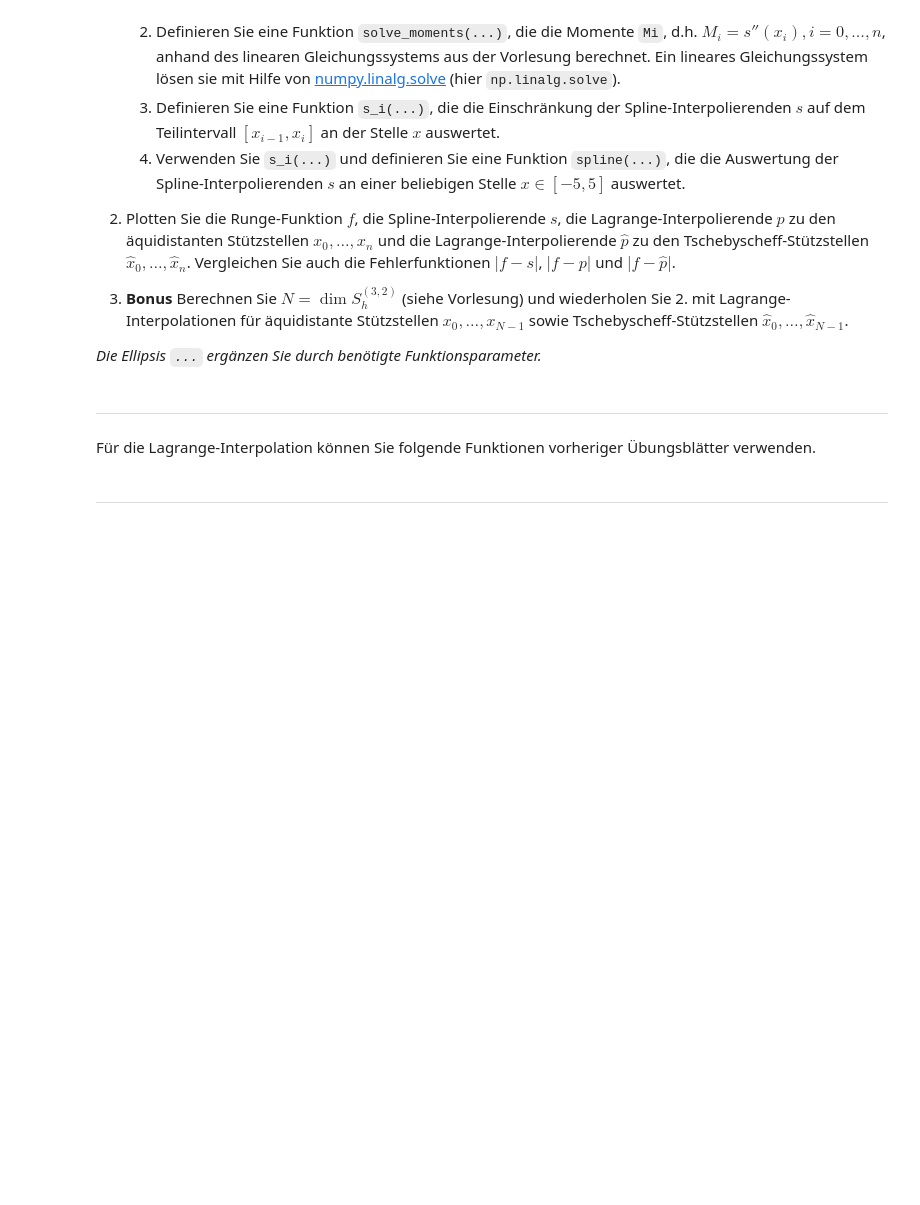
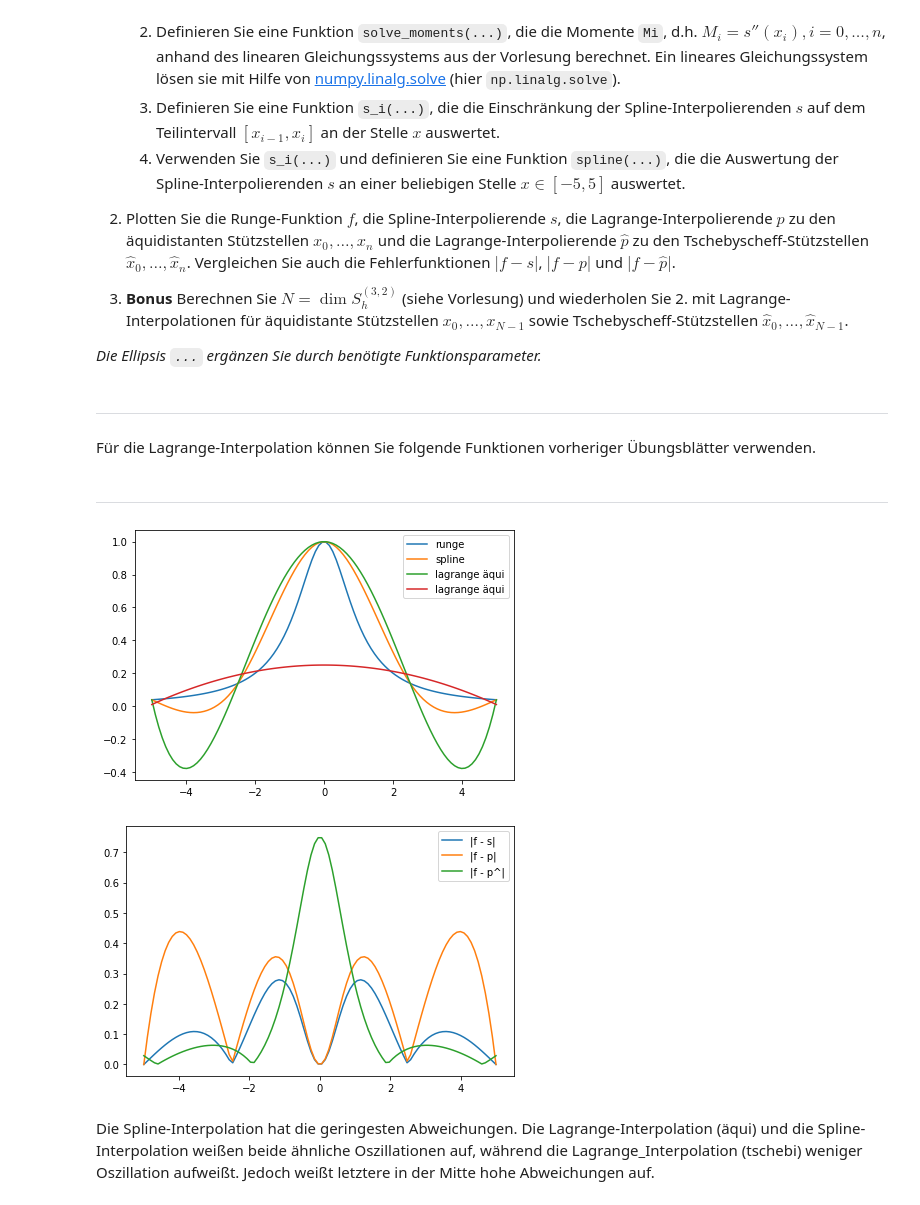
Before and after one commit to d-jakob/num0_pex, a Jupyter notebook: num0_ex06_DanielSchiller_ThomasBlankenburg_DennisJakob.ipynb, the cells around one changed output. Drawn from its saved outputs; the diff is of its cells as text; code cells hidden in the pictures; blank space fills up the shorter version.

```diff
--- a/num0_ex06_DanielSchiller_ThomasBlankenburg_DennisJakob.ipynb
+++ b/num0_ex06_DanielSchiller_ThomasBlankenburg_DennisJakob.ipynb
@@ -80,0 +108,63 @@ def make_cheb_xi(a,b,n):
+# %%
+def s_i(x, i, xi, fi, hi, mi):
+    a0 = fi[i]
+    a1 = ((fi[i] - fi[i-1]) / hi[i-1]) + (hi[i-1] * (2. * mi[i] + mi[i-1]) / 6.)
+    a2 = mi[i] / 2.
+    a3 = (mi[i] - mi[i-1]) / (6. * hi[i-1])
+    return a0 + a1 * (x - xi[i]) + a2 * (x - xi[i])**2 + a3 * (x - xi[i])**3
+# %%
+def spline(x, xi, fi):
+    foundI = False
+    i = 1
+    while foundI == False:
+        if (x >= xi[i - 1]) & (x <= xi[i]):
+            foundI = True
+        else:
+            i += 1
+    hi = get_hi(xi)
+    mi = solve_moments(hi, fi)
+    return s_i(x, i, xi, fi, hi, mi)
+# %%
+x_lin = np.linspace(a, b, 100)
+
+plt.figure()
+
+# runge
+plt.plot(x_lin, runge_func(x_lin), label = 'runge')
+
+# split
+y_spline = np.zeros(x_lin.size)
+for i in range(y_spline.size):
+    y_spline[i] = spline(x_lin[i], xi, fi)
+plt.plot(x_lin, y_spline, label = 'spline')
+
+# lagrange äqui
+plt.plot(x_lin, pLagr(xi, fi, x_lin), label = 'lagrange äqui')
+
+# Lagrange tschebi
+xi_tscheb = make_cheb_xi(a, b, n)
+plt.plot(x_lin, pLagr(xi_tscheb, runge_func(xi_tscheb), x_lin), label = 'lagrange äqui')
+
+plt.legend(loc = 'best')
+plt.tight_layout()
+
+
+
+plt.figure()
+
+# |f - s|:
+plt.plot(x_lin, np.abs(runge_func(x_lin) - y_spline), label = '|f - s|')
+
+# |f - p|:
+plt.plot(x_lin, np.abs(runge_func(x_lin) - pLagr(xi, fi, x_lin)), label = '|f - p|')
+
+# |f - p^|
+plt.plot(x_lin, np.abs(runge_func(x_lin) - pLagr(xi_tscheb, runge_func(xi_tscheb), x_lin)), label = '|f - p^|')
+
+plt.legend(loc = 'best')
+plt.tight_layout()
+# %% [output]
+[figure, added]
+[figure, added]
+# %% [markdown]
+Die Spline-Interpolation hat die geringesten Abweichungen. Die Lagrange-Interpolation (äqui) und die Spline-Interpolation weißen beide ähnliche Oszillationen auf, während die Lagrange_Interpolation (tschebi) weniger Oszillation aufweißt. Jedoch weißt letztere in der Mitte hohe Abweichungen auf.
```
Also changed, not shown: parts of 4 cells of this notebook.
